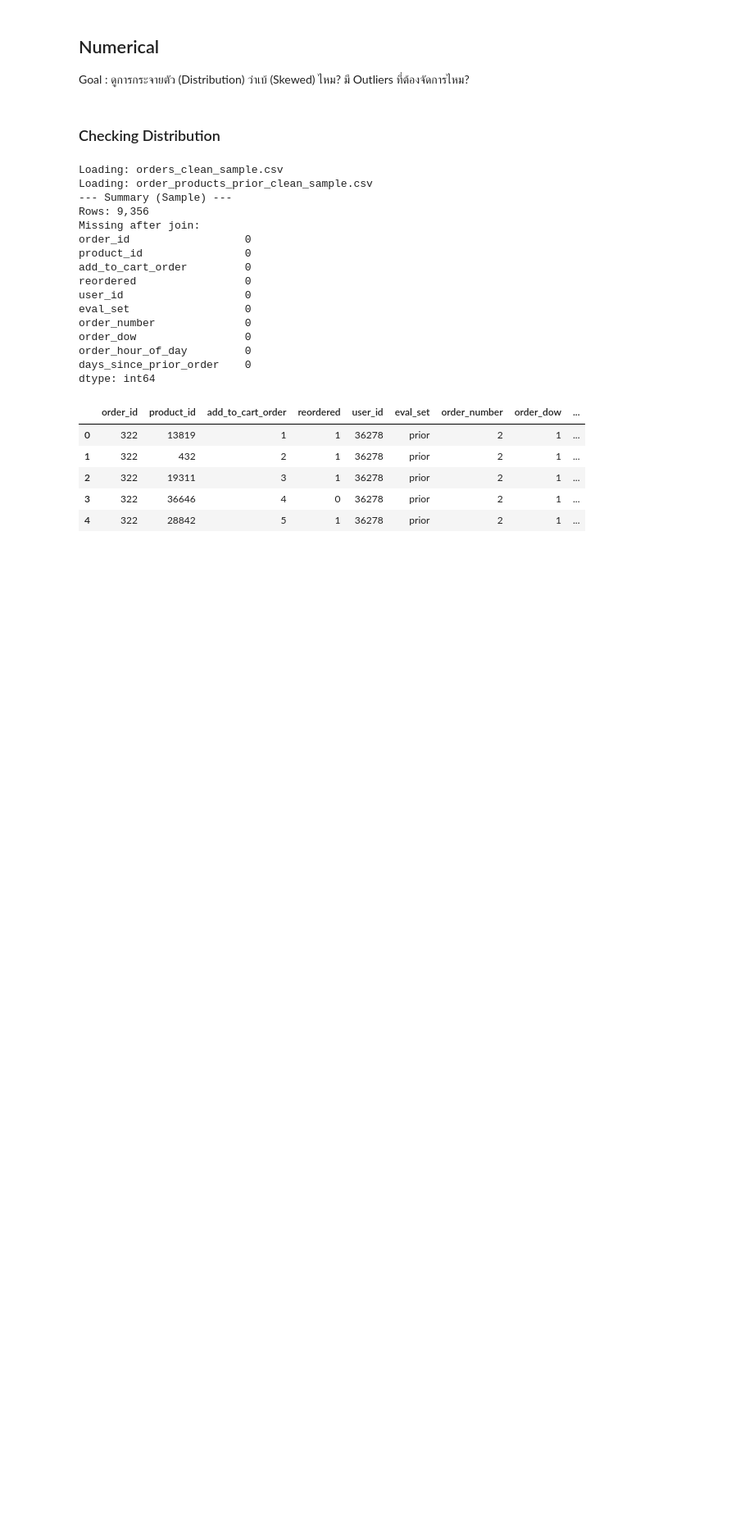
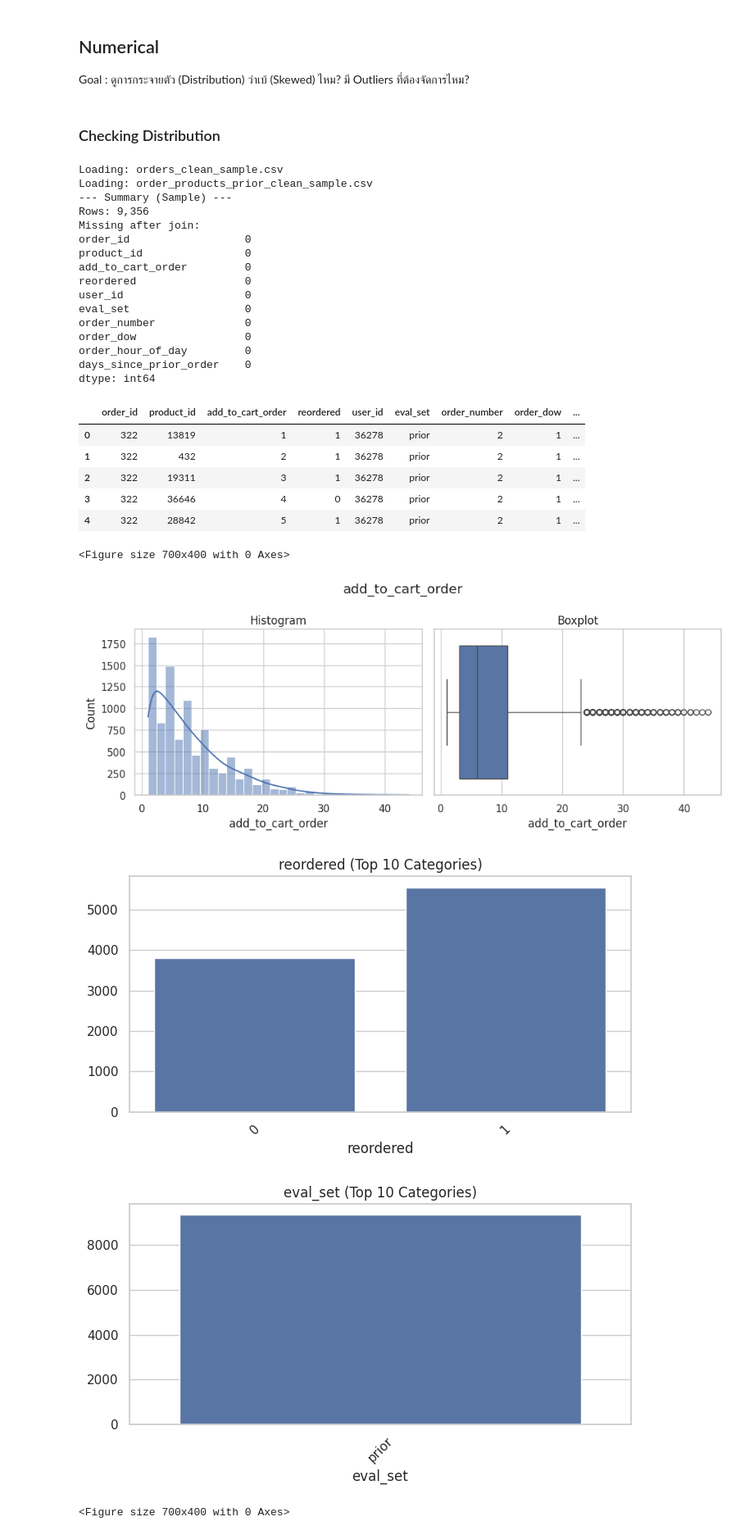
Before and after one commit to ppts2545/Instacart-Market-Basket-Analysis, a Jupyter notebook: notebooks/02_Exploratory_Data_Analysis/01_univariate_analysis.ipynb, the cells around one changed output. Shown at 82% size. Saved outputs shown, nothing was run; the diff lists cells and outputs as text; code cells hidden in the pictures; blank space fills up the shorter version.

Commit message:
finish basic visualize dataset only important data set

```diff
--- a/notebooks/02_Exploratory_Data_Analysis/01_univariate_analysis.ipynb
+++ b/notebooks/02_Exploratory_Data_Analysis/01_univariate_analysis.ipynb
@@ -80,3 +80,63 @@ churn_palette = {0: '#4c78a8', 1: '#e45756'}
 level_order = ['Strong', 'Moderate', 'Weak', 'None']
 
 sns.set_theme(style="whitegrid")
+# %%
+for col in df.columns:
+
+    # ❌ ตัด id ออก
+    if "id" in col.lower():
+        continue
+
+    unique_vals = df[col].nunique()
+    plt.figure(figsize=(7, 4))
+
+    # 🟢 CATEGORICAL
+    if df[col].dtype == "object" or unique_vals < 10:
+
+        # 👉 เอา top 10
+        top_vals = df[col].value_counts().nlargest(10)
+
+        sns.barplot(x=top_vals.index, y=top_vals.values)
+        plt.xticks(rotation=45)
+        plt.title(f"{col} (Top 10 Categories)")
+
+    # 🔵 NUMERIC
+    elif df[col].dtype in ["int64", "float64"]:
+
+        # 🟡 BINARY
+        if unique_vals <= 2:
+            sns.countplot(x=col, data=df)
+            plt.title(f"{col} (Binary)")
+
+        # 🟠 DISCRETE
+        elif unique_vals < 20:
+            sns.histplot(df[col], bins=min(unique_vals, 15))
+            plt.title(f"{col} (Discrete)")
+
+        # 🔴 CONTINUOUS
+        else:
+            fig, axes = plt.subplots(1, 2, figsize=(10, 4))
+
+            sns.histplot(df[col], kde=True, bins=30, ax=axes[0])
+            axes[0].set_title("Histogram")
+
+            sns.boxplot(x=df[col], ax=axes[1])
+            axes[1].set_title("Boxplot")
+
+            fig.suptitle(col)
+            plt.tight_layout()
+            plt.show()
+            continue
+
+    else:
+        plt.close()
+        continue
+
+    plt.tight_layout()
+    plt.show()
+# %% [output]
+<Figure size 700x400 with 0 Axes>
+[figure, added]
+[figure, added]
+[figure, added]
+<Figure size 700x400 with 0 Axes>
```
Also changed, not shown: parts of 1 cell of this notebook.
